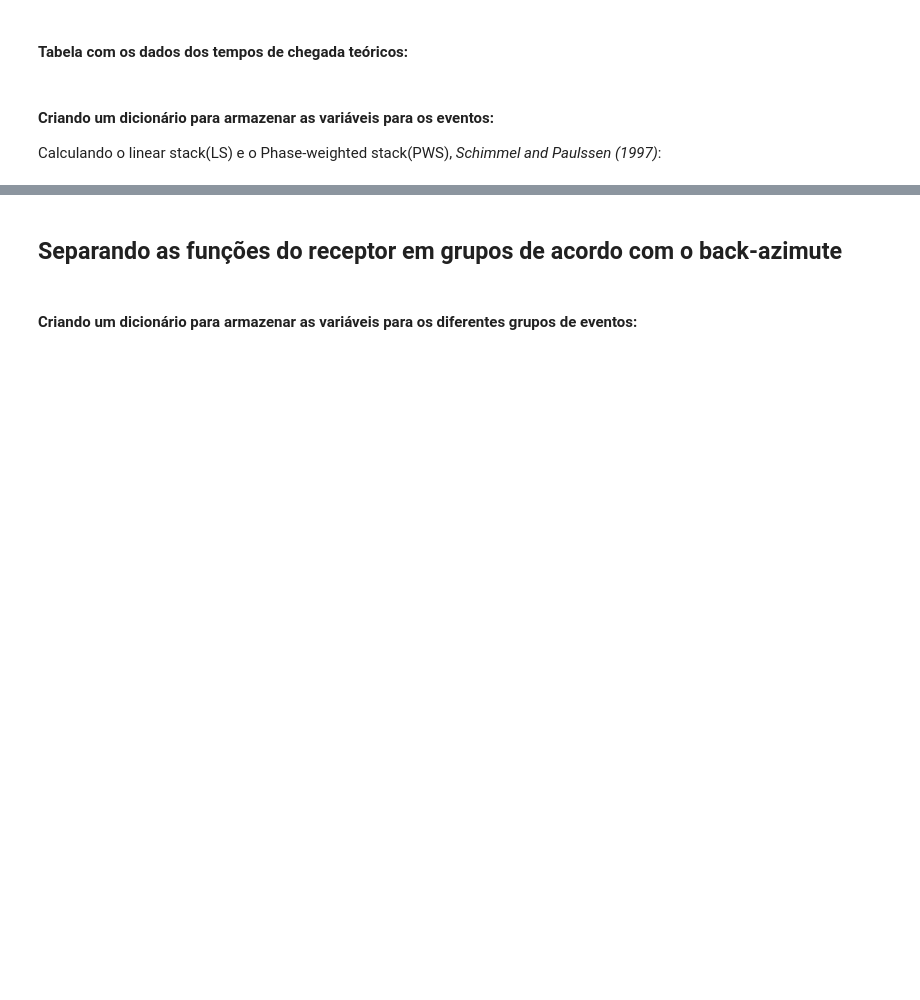
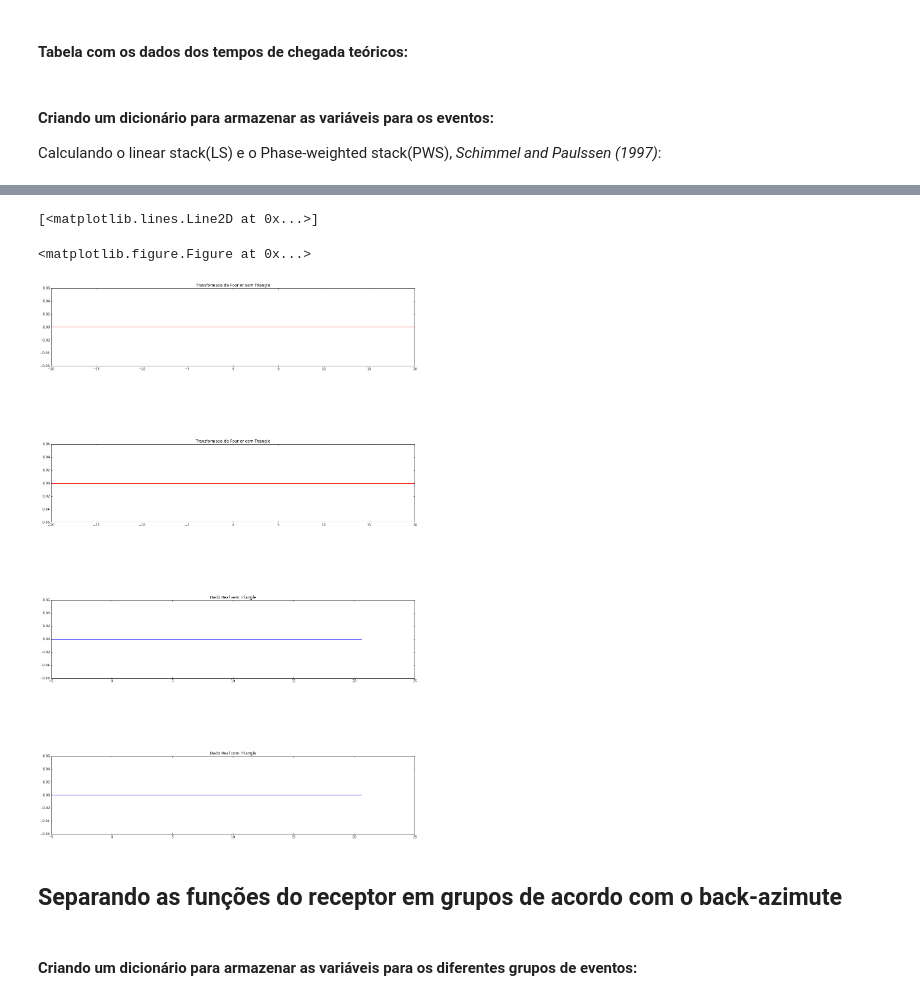
Before and after one commit to dIOGOLOC/projeto_mestrado, a Jupyter notebook: plotagem_funcao_receptor.ipynb, the cells around one changed output, grey strips where cells are left out. Drawn from its saved outputs; the diff is of its cells as text; code cells hidden in the pictures; blank space fills up the shorter version.

```diff
--- a/plotagem_funcao_receptor.ipynb
+++ b/plotagem_funcao_receptor.ipynb
@@ -195,3 +212,44 @@ plt.plot(PWS_time-5,PWS,'-g')
+# %%
+T = STdados['stR'][9].stats.delta
+N = size(b)
+
+b = np.imag(fftpack.dst(a))
+bT =np.imag(fftpack.dst(c))
+
+power = 3
+xf = fftfreq(N, d=T)
+
+ib = np.imag(fftpack.idst(a))
+ibt = np.imag(fftpack.idst(c))
+# %%
+plt.clf()
+fig = plt.figure(figsize = (20,30))
+
+gs1 = gridspec.GridSpec(4, 1,wspace=1, hspace=1)
+
+ax1 = fig.add_subplot(gs1[0])
+plt.title('Transformada de Fourier sem Triangle')
+plt.plot(xf,b, '-r')
+#plt.xlim([-0,1.5])
+
+ax2 = fig.add_subplot(gs1[1])
+plt.title('Transformada de Fourier com Triangle')
+plt.plot(xf,b, '-r')
+#plt.xlim([-0,1.5])
+
+ax3 = fig.add_subplot(gs1[2])
+plt.title('Dado Real sem Triangle')
+plt.plot(STdados['stack_time']-5,ib,'-b')
+#plt.xlim([-1,2])
+
+ax3 = fig.add_subplot(gs1[3])
+plt.title('Dado Real com Triangle')
+plt.plot(STdados['stack_time']-5,ibt,'-b')
+#plt.xlim([-1,2])
+# %% [output]
+[<matplotlib.lines.Line2D at 0x...>]
+<matplotlib.figure.Figure at 0x...>
+[figure, added]
 # %% [markdown]
 <h2>Separando as funções do receptor em grupos de acordo com o back-azimute</h2>
 # %% [markdown]
```
Also changed, not shown: parts of 18 cells of this notebook.
